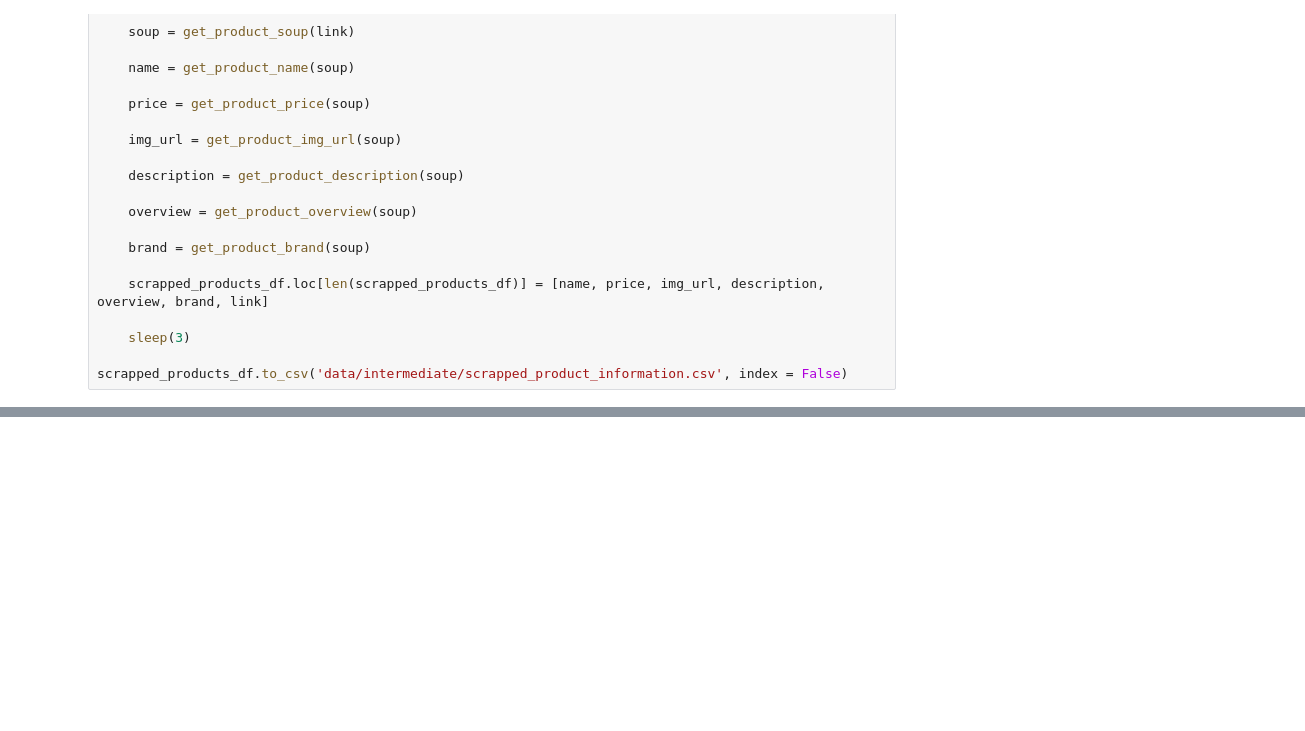
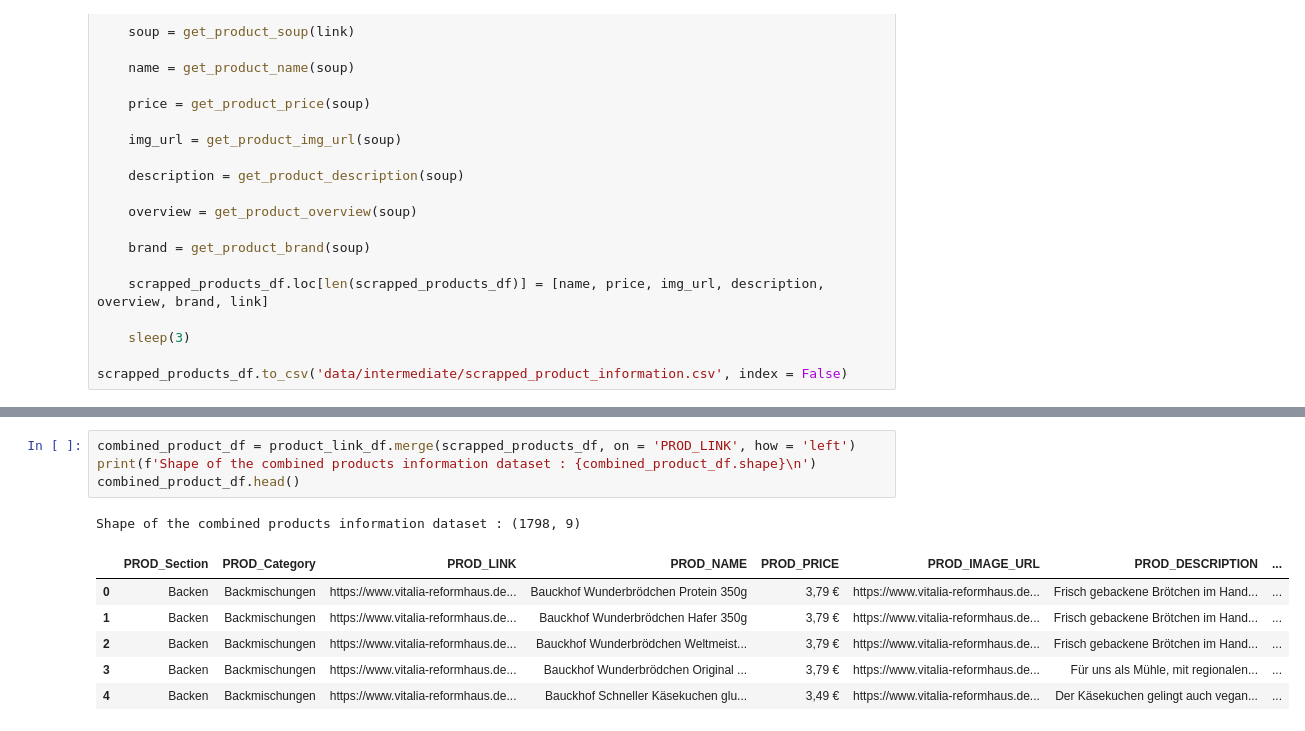
Before and after one commit to jishnukoliyadan/VITALIA-GmbH-Web-Scrapping, a Jupyter notebook: Grocery_Product_Scrapping.ipynb, the cells around one changed output, grey strips where cells are left out. Saved outputs shown, nothing was run; the diff lists cells and outputs as text; blank space fills up the shorter version.

Commit message:
Create final data by merging link and info files

```diff
--- a/Grocery_Product_Scrapping.ipynb
+++ b/Grocery_Product_Scrapping.ipynb
@@ -271,0 +281,12 @@ scrapped_products_df.to_csv('data/intermediate/scrapped_product_information.csv'
+# %%
+combined_product_df = product_link_df.merge(scrapped_products_df, on = 'PROD_LINK', how = 'left')
+print(f'Shape of the combined products information dataset : {combined_product_df.shape}\n')
+combined_product_df.head()
+# %% [output]
+Shape of the combined products information dataset : (1798, 9)
+|  | PROD_Section | PROD_Category | PROD_LINK | PROD_NAME | PROD_PRICE | PROD_IMAGE_URL | PROD_DESCRIPTION | ... |
+| 0 | Backen | Backmischungen | https://www.vitalia-reformhaus.de... | Bauckhof Wunderbrödchen Protein 350g | 3,79 € | https://www.vitalia-reformhaus.de... | Frisch gebackene Brötchen im Hand... | ... |
+| 1 | Backen | Backmischungen | https://www.vitalia-reformhaus.de... | Bauckhof Wunderbrödchen Hafer 350g | 3,79 € | https://www.vitalia-reformhaus.de... | Frisch gebackene Brötchen im Hand... | ... |
+| 2 | Backen | Backmischungen | https://www.vitalia-reformhaus.de... | Bauckhof Wunderbrödchen Weltmeist... | 3,79 € | https://www.vitalia-reformhaus.de... | Frisch gebackene Brötchen im Hand... | ... |
+| 3 | Backen | Backmischungen | https://www.vitalia-reformhaus.de... | Bauckhof Wunderbrödchen Original ... | 3,79 € | https://www.vitalia-reformhaus.de... | Für uns als Mühle, mit regionalen... | ... |
+| 4 | Backen | Backmischungen | https://www.vitalia-reformhaus.de... | Bauckhof Schneller Käsekuchen glu... | 3,49 € | https://www.vitalia-reformhaus.de... | Der Käsekuchen gelingt auch vegan... | ... |
```
Also changed, not shown: parts of 6 cells of this notebook, 1 other file.
